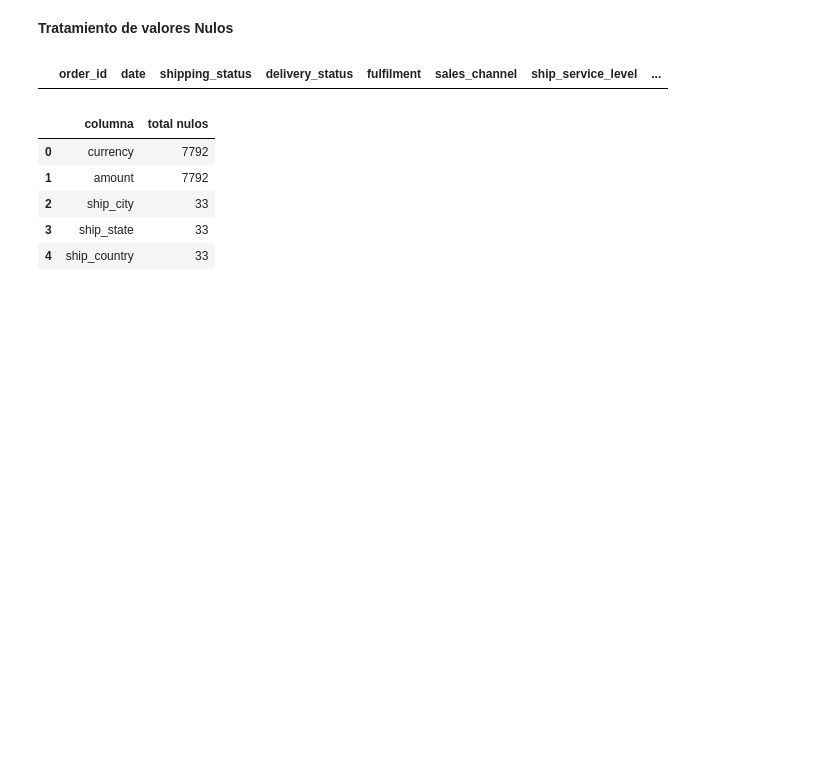
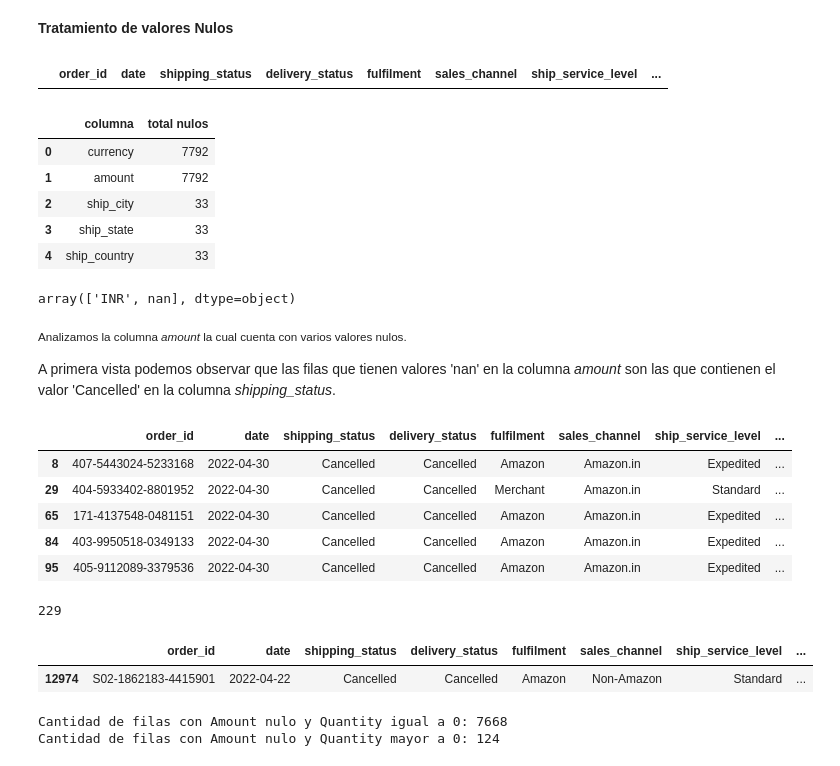
Before and after one commit to pablongrs/AmazonSalesBimestralAnalysis, a Jupyter notebook: Notebooks/ETL.ipynb, the cells around one changed output. Drawn from its saved outputs; the diff is of its cells as text; code cells hidden in the pictures; blank space fills up the shorter version.

```diff
--- a/Notebooks/ETL.ipynb
+++ b/Notebooks/ETL.ipynb
@@ -236,3 +234,43 @@ df_nulos
 | 2 | ship_city | 33 |
 | 3 | ship_state | 33 |
 | 4 | ship_country | 33 |
+# %%
+df_ventas['currency'].unique()
+# %% [output]
+array(['INR', nan], dtype=object)
+# %%
+#remplazo los 'nan' por 'INR' en la columna currency
+df_ventas['currency'].fillna('INR',inplace=True)
+# %% [markdown]
+<small>Analizamos la columna *amount* la cual cuenta con varios valores nulos.
+
+A primera vista podemos observar que las filas que tienen valores 'nan' en la columna *amount* son las que contienen el valor 'Cancelled' en la columna *shipping_status*.<small>
+# %%
+df_ventas[df_ventas['amount'].isnull()].head()
+# %% [output]
+|  | order_id | date | shipping_status | delivery_status | fulfilment | sales_channel | ship_service_level | ... |
+| 8 | 407-5443024-5233168 | 2022-04-30 | Cancelled | Cancelled | Amazon | Amazon.in | Expedited | ... |
+| 29 | 404-5933402-8801952 | 2022-04-30 | Cancelled | Cancelled | Merchant | Amazon.in | Standard | ... |
+| 65 | 171-4137548-0481151 | 2022-04-30 | Cancelled | Cancelled | Amazon | Amazon.in | Expedited | ... |
+| 84 | 403-9950518-0349133 | 2022-04-30 | Cancelled | Cancelled | Amazon | Amazon.in | Expedited | ... |
+| 95 | 405-9112089-3379536 | 2022-04-30 | Cancelled | Cancelled | Amazon | Amazon.in | Expedited | ... |
+# %%
+#Cuento las filas donde amount sea 'nan' y shipping_status sea distinto de 'cancelled'
+df_ventas[(df_ventas['amount'].isnull()) & (df_ventas['shipping_status']!="Cancelled")].shape[0]
+# %% [output]
+229
+# %%
+#Filas donde amount es 'nan' y shipping_status es igual a 'cancelled' y quantity es distinto de ' 0 '
+df_ventas[(df_ventas['amount'].isnull()) & (df_ventas['shipping_status']=="Cancelled") & (df_ventas['quantity']!=0)].head()
+# %% [output]
+|  | order_id | date | shipping_status | delivery_status | fulfilment | sales_channel | ship_service_level | ... |
+| 12974 | S02-1862183-4415901 | 2022-04-22 | Cancelled | Cancelled | Amazon | Non-Amazon | Standard | ... |
+# %%
+cantidad1 = df_ventas[(df_ventas['amount'].isnull()) & (df_ventas['quantity']==0)].shape[0]
+print(f"Cantidad de filas con Amount nulo y Quantity igual a 0: {cantidad1}")
+
+cantidad2 = df_ventas[(df_ventas['amount'].isnull()) & (df_ventas['quantity']>0)].shape[0]
+print(f"Cantidad de filas con Amount nulo y Quantity mayor a 0: {cantidad2}")
+# %% [output]
+Cantidad de filas con Amount nulo y Quantity igual a 0: 7668
+Cantidad de filas con Amount nulo y Quantity mayor a 0: 124
```
Also changed, not shown: parts of 12 cells of this notebook.
